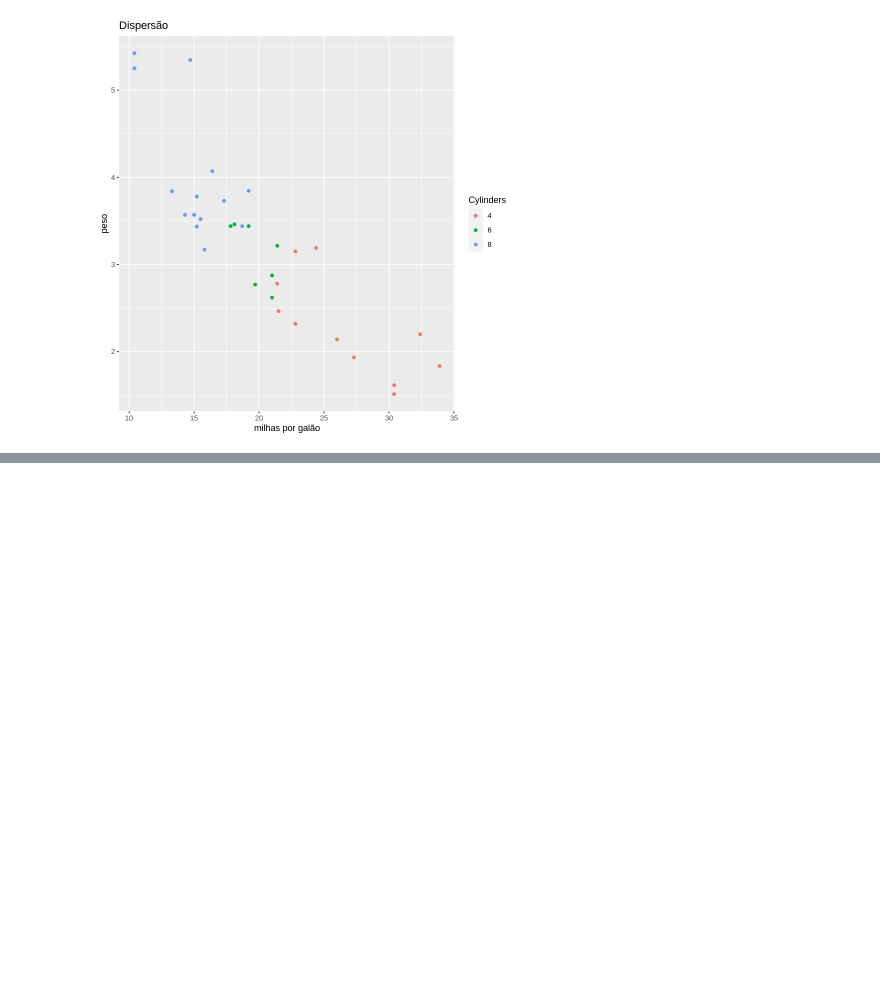
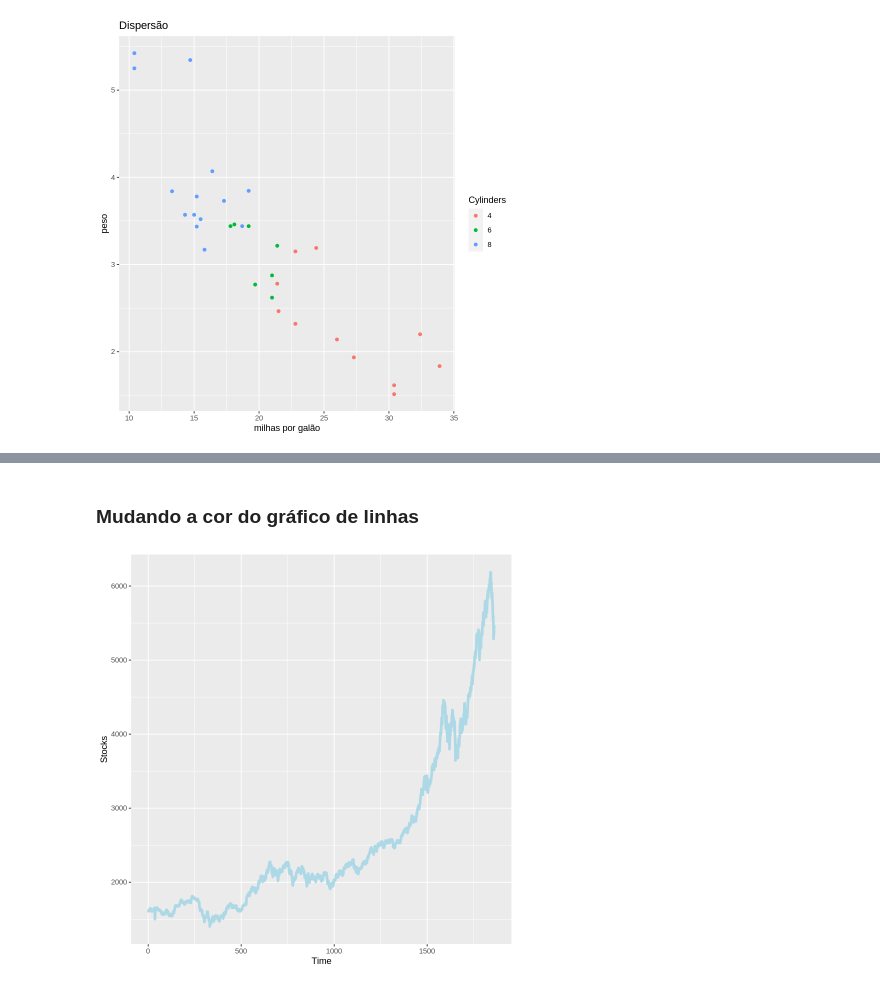
Before and after one commit to joaovictoramaralgoncalves/Projetos_de_aprendizado, a Jupyter notebook: Modulo_2_Basic_Visualization_Tools_Continued.ipynb, the cells around one changed output, grey strips where cells are left out. Cells and saved outputs as stored; diff of their text form; code cells hidden in the pictures; blank space fills up the shorter version.

```diff
--- a/Modulo_2_Basic_Visualization_Tools_Continued.ipynb
+++ b/Modulo_2_Basic_Visualization_Tools_Continued.ipynb
@@ -77,0 +113,9 @@ ggplot(mtcars, aes(x=mpg,y=wt,color=cylFactor)) +
+# %% [markdown]
+### Mudando a cor do gráfico de linhas
+# %%
+### Mudando a cor do gráfico de linhas
+ggplot(EuStockDF, aes(x=c(1:nrow(EuStockDF)), y=DAX)) +
+  geom_line(size=1.5, colour="light blue") +    #cor da linha
+  labs(x="Time", y="Stocks")
+# %% [output]
+[figure, added]
```
Also changed, not shown: parts of 17 cells of this notebook.
